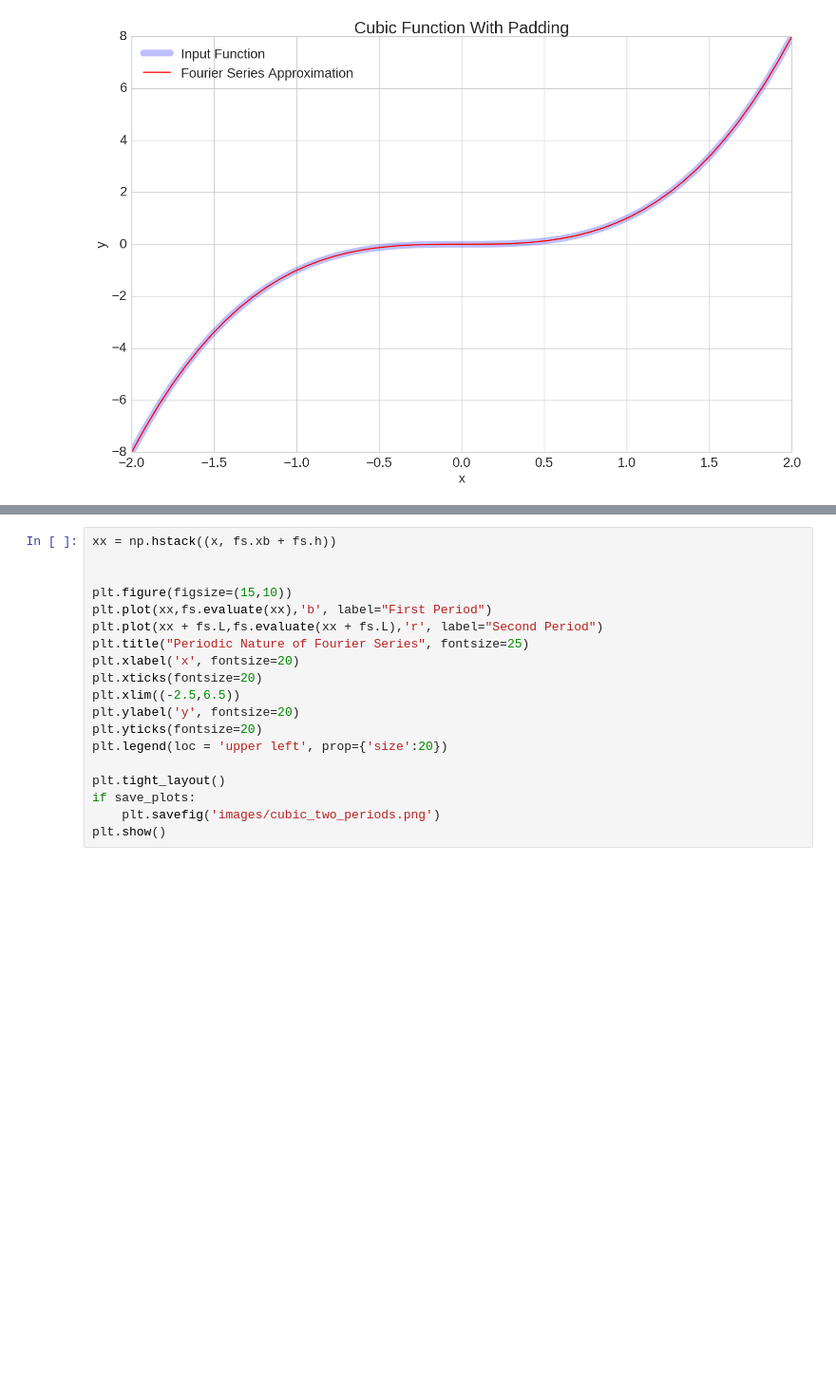
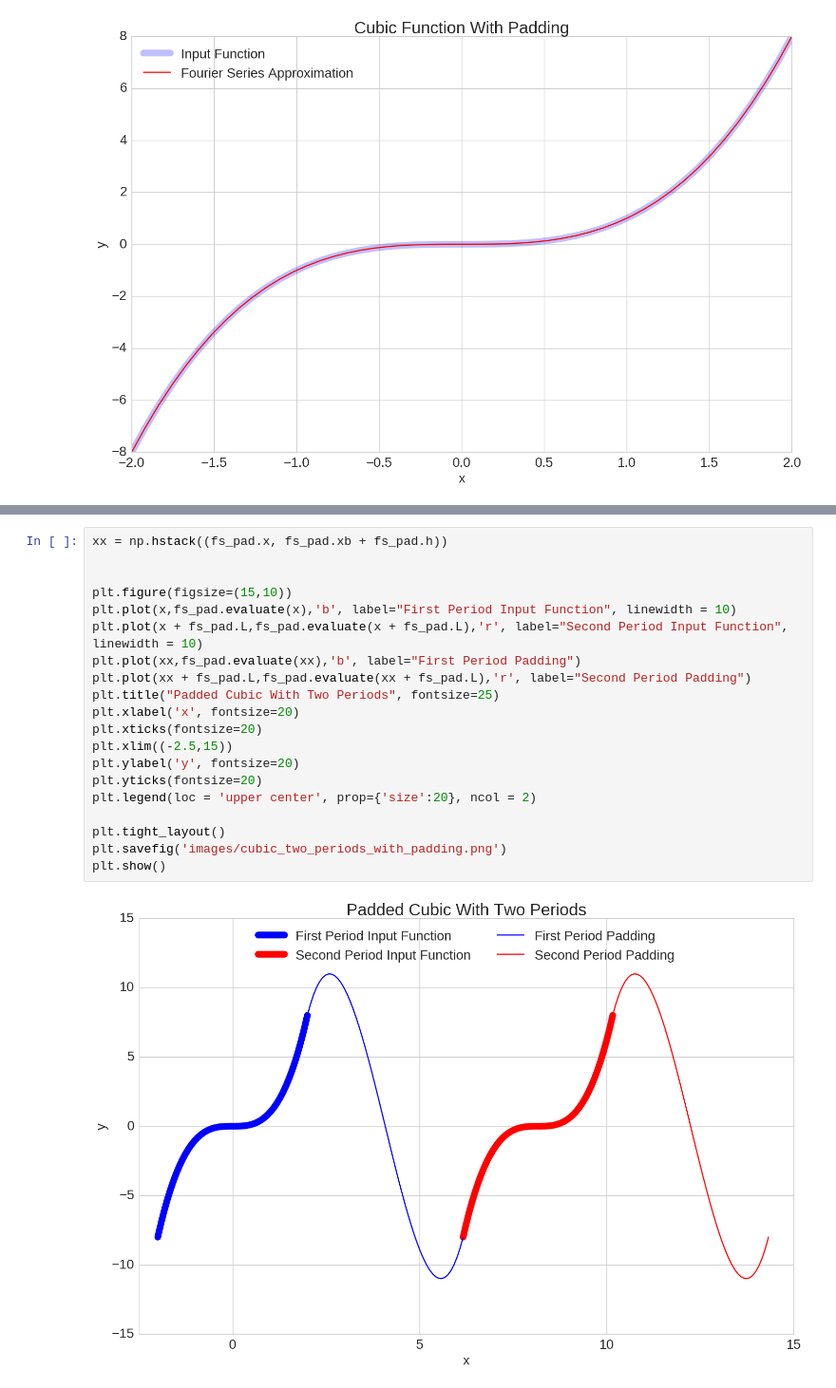
Before and after one commit to jbhersch/fast_fourier_series, a Jupyter notebook: cubic.ipynb, the cells around one changed output, grey strips where cells are left out. Shown: that part at 95% size. Saved outputs shown, nothing was run; the diff lists cells and outputs as text; blank space fills up the shorter version.

```diff
--- a/cubic.ipynb
+++ b/cubic.ipynb
@@ -133,19 +130,22 @@ plt.show()
 # %%
-xx = np.hstack((x, fs.xb + fs.h))
+xx = np.hstack((fs_pad.x, fs_pad.xb + fs_pad.h))
 
 
 plt.figure(figsize=(15,10))
-plt.plot(xx,fs.evaluate(xx),'b', label="First Period")
-plt.plot(xx + fs.L,fs.evaluate(xx + fs.L),'r', label="Second Period")
-plt.title("Periodic Nature of Fourier Series", fontsize=25)
+plt.plot(x,fs_pad.evaluate(x),'b', label="First Period Input Function", linewidth = 10)
+plt.plot(x + fs_pad.L,fs_pad.evaluate(x + fs_pad.L),'r', label="Second Period Input Function", linewidth = 10)
+plt.plot(xx,fs_pad.evaluate(xx),'b', label="First Period Padding")
+plt.plot(xx + fs_pad.L,fs_pad.evaluate(xx + fs_pad.L),'r', label="Second Period Padding")
+plt.title("Padded Cubic With Two Periods", fontsize=25)
 plt.xlabel('x', fontsize=20)
 plt.xticks(fontsize=20)
-plt.xlim((-2.5,6.5))
+plt.xlim((-2.5,15))
 plt.ylabel('y', fontsize=20)
 plt.yticks(fontsize=20)
-plt.legend(loc = 'upper left', prop={'size':20})
+plt.legend(loc = 'upper center', prop={'size':20}, ncol = 2)
 
 plt.tight_layout()
-if save_plots:
-    plt.savefig('images/cubic_two_periods.png')
+plt.savefig('images/cubic_two_periods_with_padding.png')
 plt.show()
+# %% [output]
+[figure, added]
```
Also changed, not shown: parts of 5 cells of this notebook, 9 other files.
